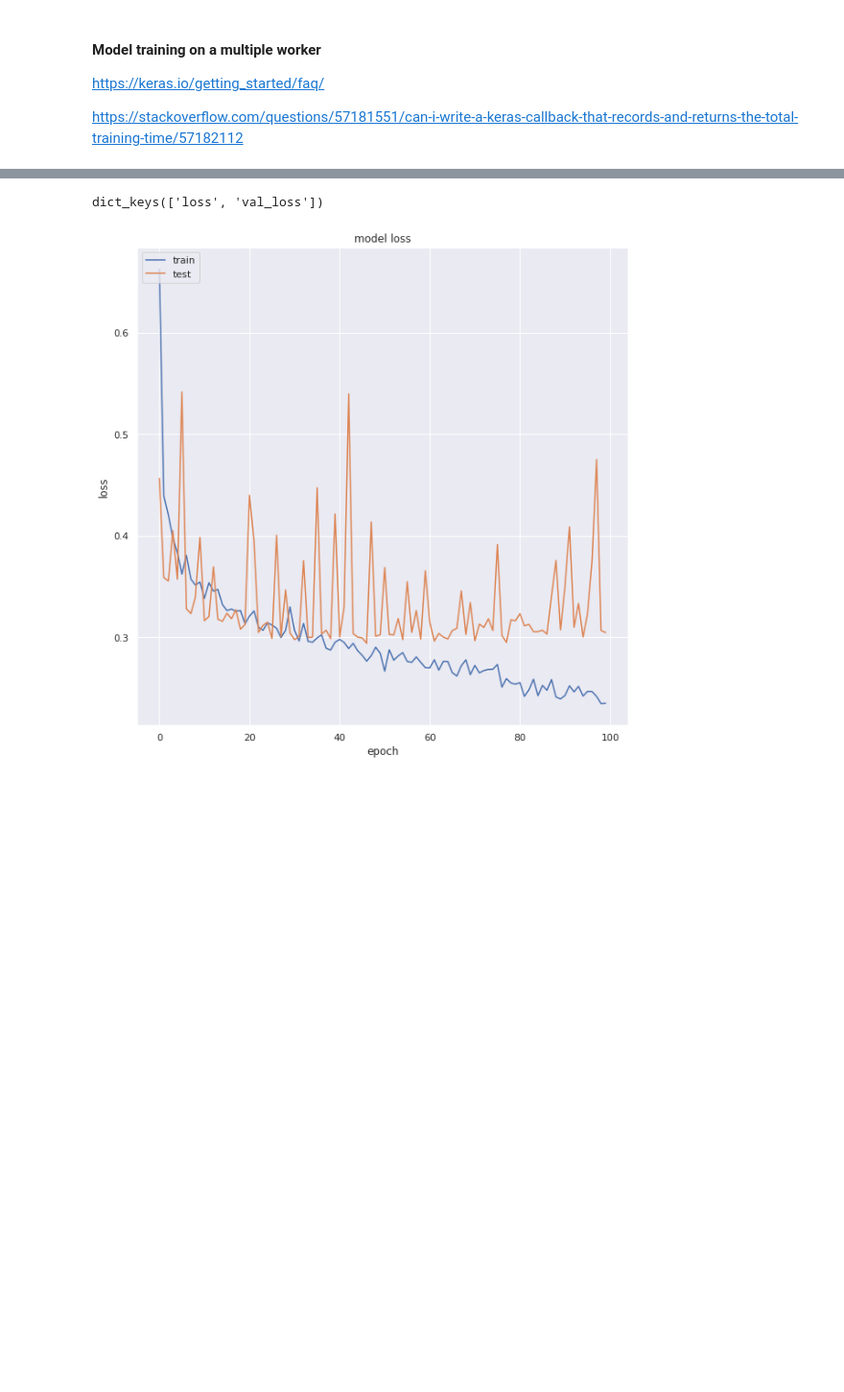
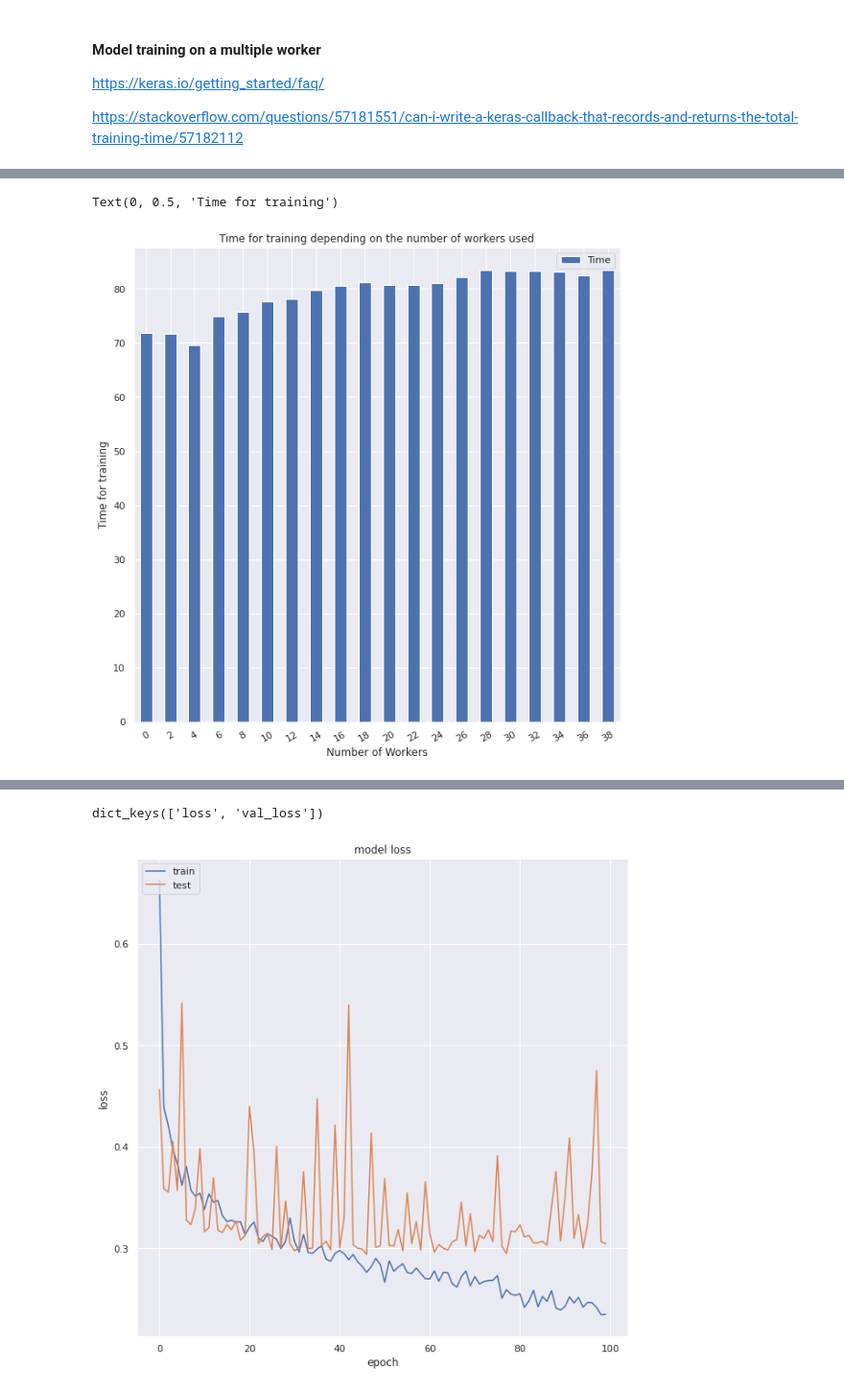
Before and after one commit to Alexia-GROSS/ML_Movies-Popularity-Prediction, a Jupyter notebook: ML_Alexia_Gross.ipynb, the cells around one changed output, grey strips where cells are left out. Shown at 96% size. Saved outputs shown, nothing was run; the diff lists cells and outputs as text; code cells hidden in the pictures; blank space fills up the shorter version.

```diff
--- a/ML_Alexia_Gross.ipynb
+++ b/ML_Alexia_Gross.ipynb
@@ -1088,8 +1085,14 @@ WARNING:tensorflow:Collective ops is not configured at program startup. Some per
 INFO:tensorflow:Single-worker MultiWorkerMirroredStrategy with local_devices = ('/device:GPU:0',), communication = CommunicationImplementation.AUTO
 # %%
-history = model_3.fit(X_train_pp, y_train, epochs=100, batch_size=32, validation_split=0.2, callbacks=[cb], workers=20, use_multiprocessing=True)
+timeWorkers=[]
+numberWorkers=[]
+lossWorkers=[]
 
-print(cb.logs)
-print(sum(cb.logs))
+for i in range(0,40,2):
+  cb = TimingCallback()
+  history = model_3.fit(X_train_pp, y_train, epochs=100, batch_size=32, validation_split=0.2, callbacks=[cb], workers=i, use_multiprocessing=True)
+  lossWorkers.append(history.history['loss'][99])
+  timeWorkers.append(sum(cb.logs))
+  numberWorkers.append(i)
 # %% [output]
 Epoch 1/100
@@ -1111,0 +1115,14 @@ Epoch 100/100
+# %%
+from matplotlib import pyplot as plt
+
+plotdata = pd.DataFrame({'Time': timeWorkers}, index=numberWorkers)
+
+plotdata.plot(kind="bar", title="test")
+
+plt.xticks(rotation=30, horizontalalignment="center")
+plt.title("Time for training depending on the number of workers used")
+plt.xlabel("Number of Workers")
+plt.ylabel("Time for training")
+# %% [output]
+Text(0, 0.5, 'Time for training')
+[figure, added]
```
Also changed, not shown: parts of 13 cells of this notebook.
